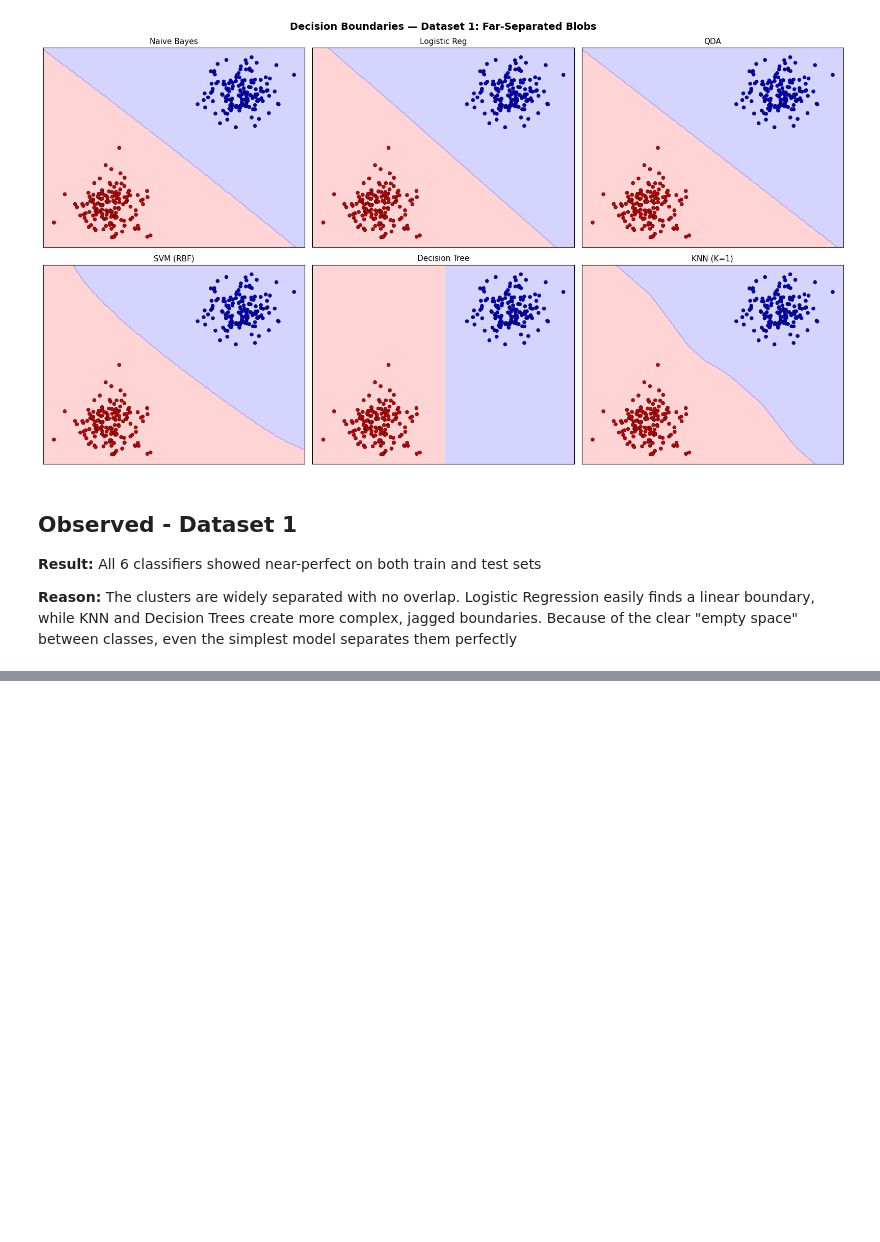
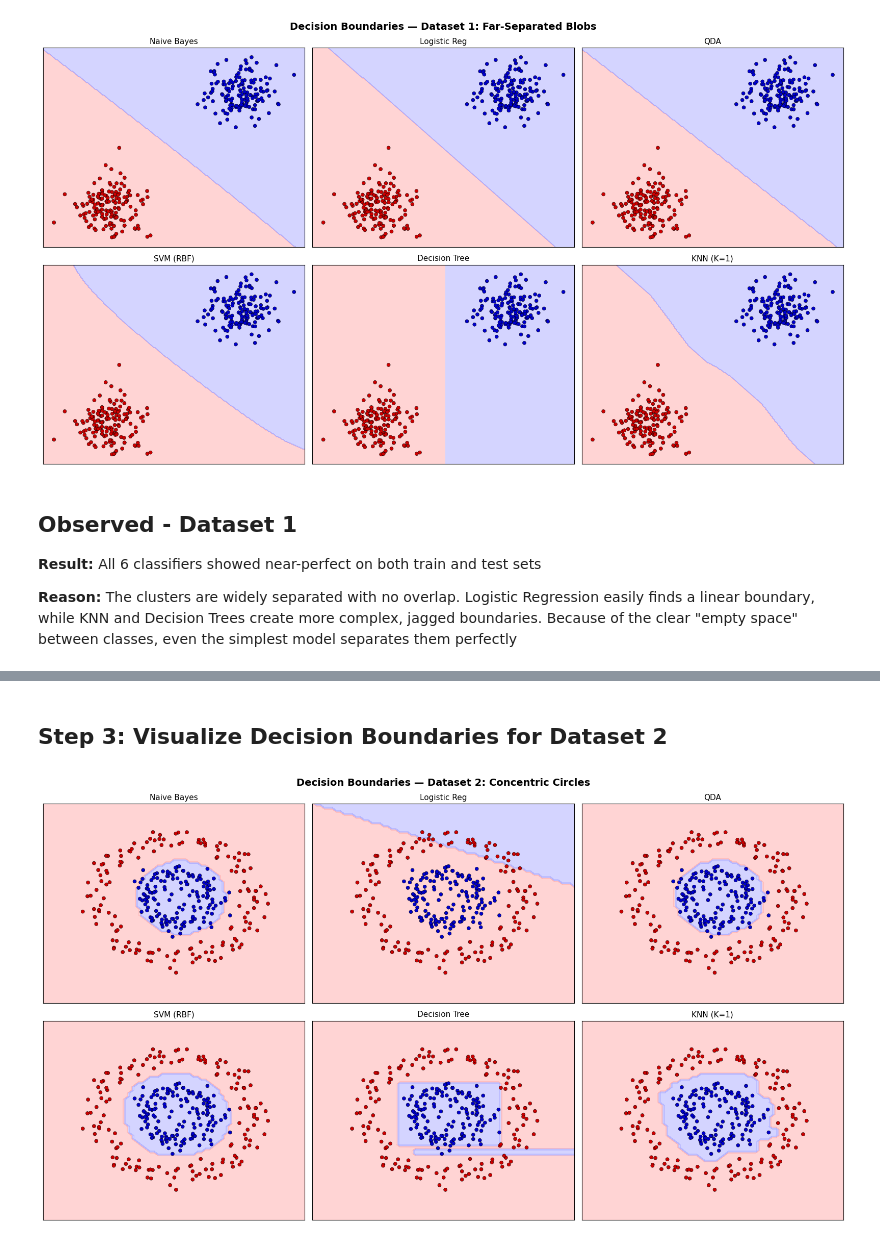
Before and after one commit to LishaRamon/applied-ml, a Jupyter notebook: HW3_Comparison_of_ML_Classification_Algorithms.ipynb, the cells around one changed output, grey strips where cells are left out. Cells and saved outputs as stored; diff of their text form; code cells hidden in the pictures; blank space fills up the shorter version.

```diff
--- a/HW3_Comparison_of_ML_Classification_Algorithms.ipynb
+++ b/HW3_Comparison_of_ML_Classification_Algorithms.ipynb
@@ -236,0 +269,7 @@ plot_decision_boundaries(X1, y1, clf1_fitted, 'Dataset 1: Far-Separated Blobs')
+# %%
+X2_train, X2_test, y2_train, y2_test = train_test_split(
+    X2, y2, test_size=0.3, random_state=SEED
+)
+
+print(f'Training samples: {len(X2_train)}')
+print(f'Testing samples:  {len(X2_test)}')
@@ -236,0 +283,25 @@ plot_decision_boundaries(X1, y1, clf1_fitted, 'Dataset 1: Far-Separated Blobs')
+# %%
+clf2_fitted = {}
+
+for name, clf in get_classifiers().items():
+
+    #fit on training data only
+    clf.fit(X2_train, y2_train)
+
+    #predict on training data
+    y2_train_pred = clf.predict(X2_train)
+
+    #predict on test data
+    y2_test_pred = clf.predict(X2_test)
+
+    print(f"\n{'='*55}")
+    print(f'  Classifier: {name}')
+    print(f"{'='*55}")
+
+    print('\n>> Training evaluation (fit on train, predict on train):')
+    print(classification_report(y2_train, y2_train_pred, zero_division=0))
+
+    print('>> Testing evaluation (fit on train, predict on test):')
+    print(classification_report(y2_test, y2_test_pred, zero_division=0))
+
+    clf2_fitted[name] = clf
@@ -236,0 +326,6 @@ plot_decision_boundaries(X1, y1, clf1_fitted, 'Dataset 1: Far-Separated Blobs')
+# %% [markdown]
+## Step 3: Visualize Decision Boundaries for Dataset 2
+# %%
+plot_decision_boundaries(X2, y2, clf2_fitted, 'Dataset 2: Concentric Circles')
+# %% [output]
+[figure, added]
```
Also changed, not shown: parts of 15 cells of this notebook.
